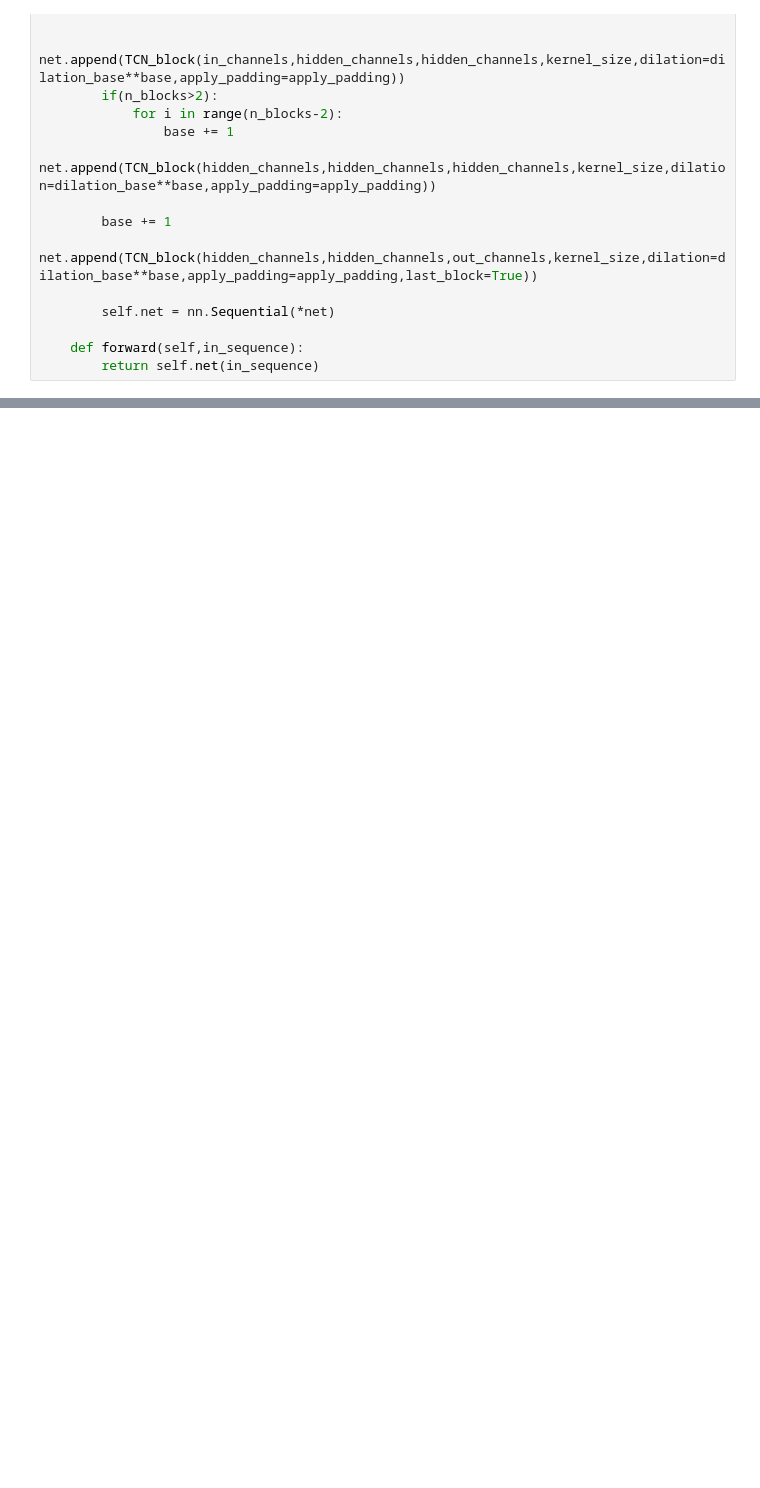
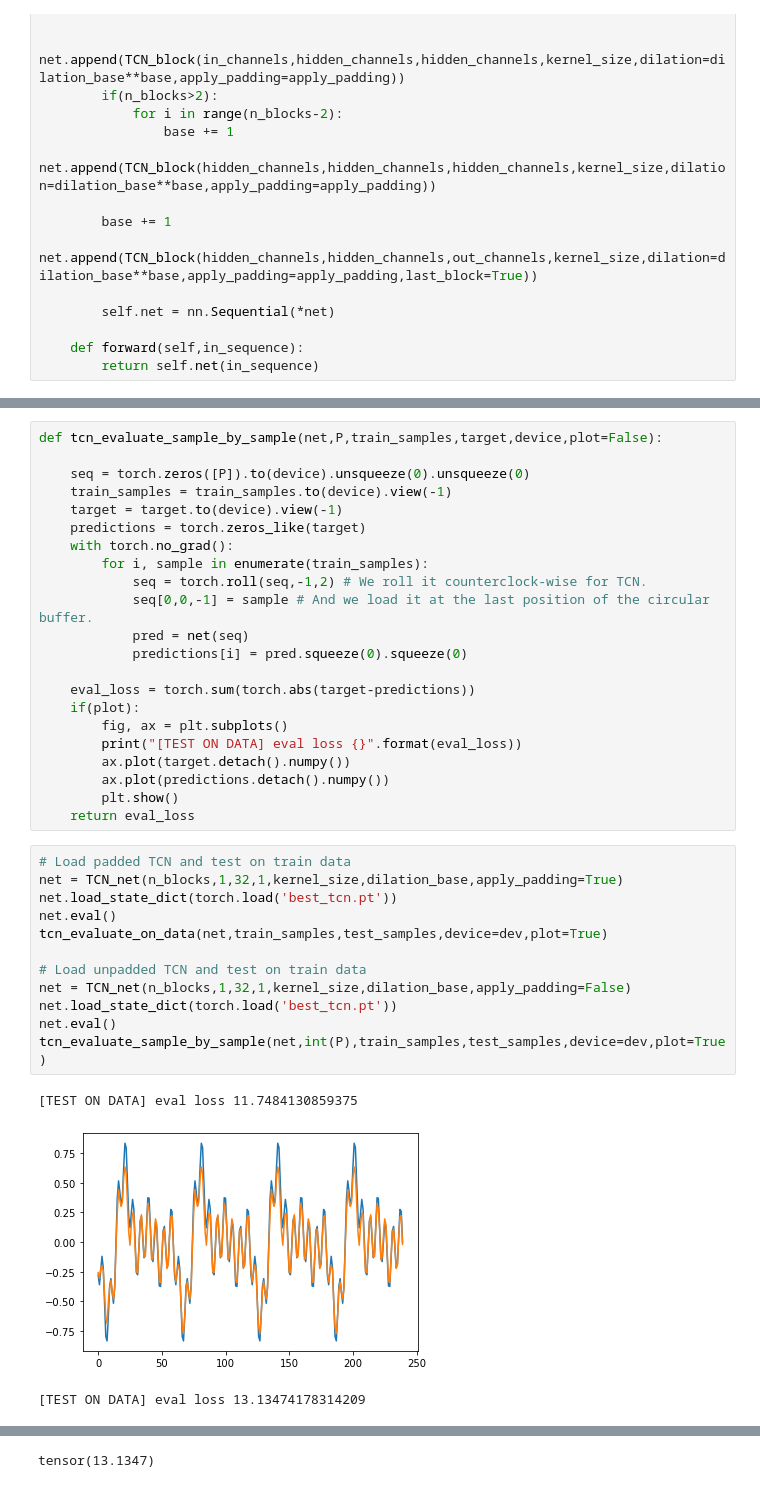
Before and after one commit to fcaspe/sequential_things, a Jupyter notebook: autoregressive_things.ipynb, the cells around one changed output, grey strips where cells are left out. Cells and saved outputs as stored; diff of their text form; blank space fills up the shorter version.

```diff
--- a/autoregressive_things.ipynb
+++ b/autoregressive_things.ipynb
@@ -591,0 +602,38 @@ Output size: torch.Size([1, 1, 1])
+# %%
+def tcn_evaluate_sample_by_sample(net,P,train_samples,target,device,plot=False):
+
+    seq = torch.zeros([P]).to(device).unsqueeze(0).unsqueeze(0)
+    train_samples = train_samples.to(device).view(-1)
+    target = target.to(device).view(-1)
+    predictions = torch.zeros_like(target)
+    with torch.no_grad():
+        for i, sample in enumerate(train_samples):
+            seq = torch.roll(seq,-1,2) # We roll it counterclock-wise for TCN.
+            seq[0,0,-1] = sample # And we load it at the last position of the circular buffer.
+            pred = net(seq)
+            predictions[i] = pred.squeeze(0).squeeze(0)
+
+    eval_loss = torch.sum(torch.abs(target-predictions))
+    if(plot):
+        fig, ax = plt.subplots()
+        print("[TEST ON DATA] eval loss {}".format(eval_loss))
+        ax.plot(target.detach().numpy())
+        ax.plot(predictions.detach().numpy())
+        plt.show()
+    return eval_loss
+# %%
+# Load padded TCN and test on train data
+net = TCN_net(n_blocks,1,32,1,kernel_size,dilation_base,apply_padding=True)
+net.load_state_dict(torch.load('best_tcn.pt'))
+net.eval()
+tcn_evaluate_on_data(net,train_samples,test_samples,device=dev,plot=True)
+
+# Load unpadded TCN and test on train data
+net = TCN_net(n_blocks,1,32,1,kernel_size,dilation_base,apply_padding=False)
+net.load_state_dict(torch.load('best_tcn.pt'))
+net.eval()
+tcn_evaluate_sample_by_sample(net,int(P),train_samples,test_samples,device=dev,plot=True)
+# %% [output]
+[TEST ON DATA] eval loss 11.7484130859375
+[figure, added]
+[TEST ON DATA] eval loss 13.13474178314209
@@ -591,0 +641 @@ Output size: torch.Size([1, 1, 1])
+tensor(13.1347)
```
Also changed, not shown: parts of 29 cells of this notebook.
